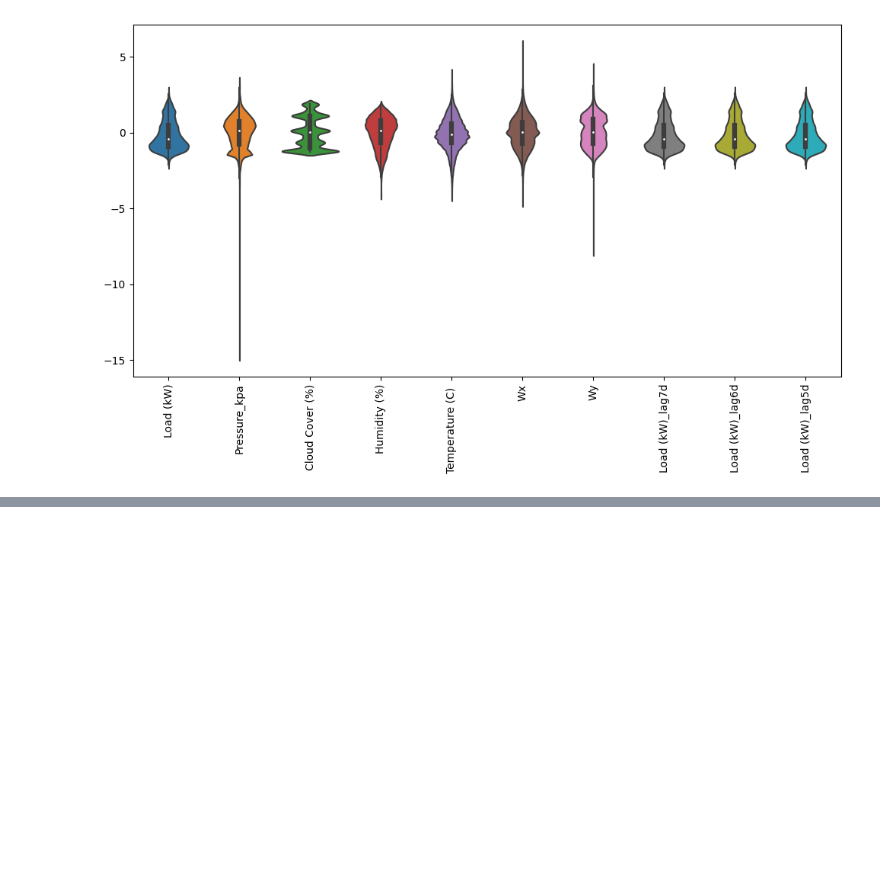
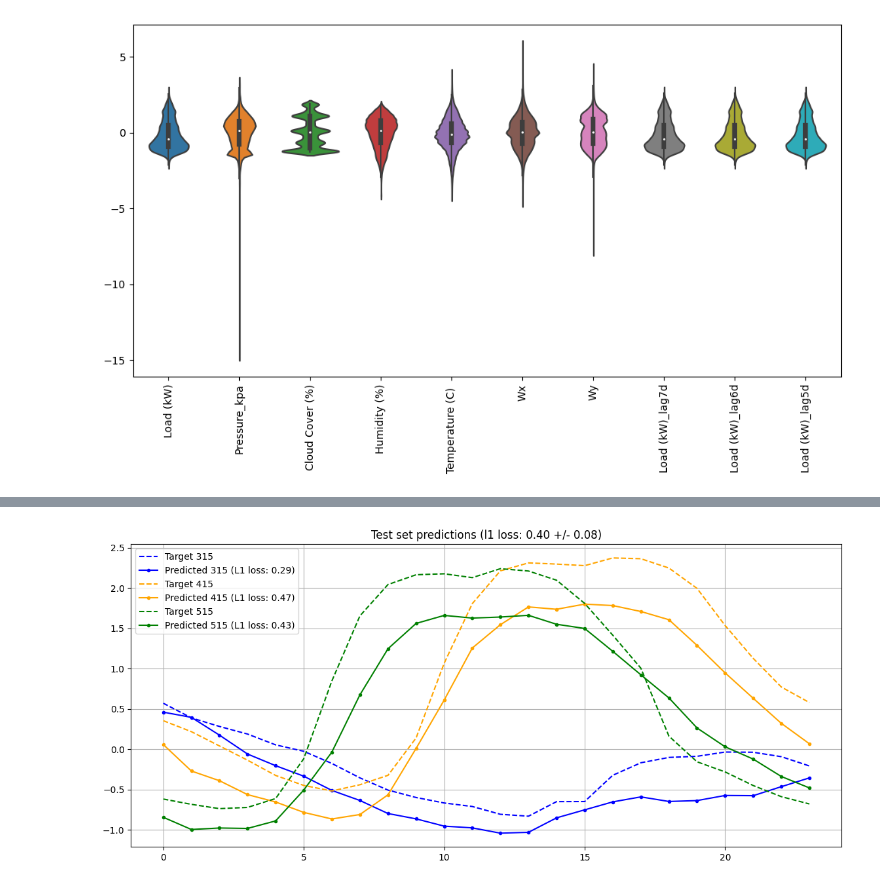
Before and after one commit to temp3rr0r/DR-DNN, a Jupyter notebook: Load_kW_NoDR.ipynb, the cells around one changed output, grey strips where cells are left out. Saved outputs shown, nothing was run; the diff lists cells and outputs as text; code cells hidden in the pictures; blank space fills up the shorter version.

```diff
--- a/Load_kW_NoDR.ipynb
+++ b/Load_kW_NoDR.ipynb
@@ -265,3 +267,5 @@ df['Load (kW)_lag5d'] = df['Load (kW)'].shift(24*5).bfill()
+# %%
+df = df.astype(np.float32)
 # %% [markdown]
 Do split the data:
 # %%
@@ -302,0 +594,24 @@ _ = ax.set_xticklabels(df.keys(), rotation=90)
+# %%
+offset = np.random.randint(0, len(test_input) - 300)
+color = ["blue", "orange", "green", "red", "purple", "brown", "pink", "gray", "olive", "cyan"]
+color_index = 0
+plt.figure(figsize=(14, 6))
+l1losses = []
+for index in range(offset, offset + 300, 100):
+    outputs = model(test_input[index, :, :].unsqueeze(0))
+    # print("Input:", test_input[0].unsqueeze(0))
+    # print("Predicted:", outputs)
+    # print("Target:", test_target[index].unsqueeze(0))
+    # print("Residuals:", torch.sum(outputs - test_target[index].unsqueeze(0)))
+    l1loss =  nn.L1Loss()(outputs, test_target[index].unsqueeze(0))
+    l1losses.append(l1loss.detach().numpy())
+    # print("MSE:", criterion(outputs[index].unsqueeze(0), test_target[index].unsqueeze(0)))
+    plt.plot(test_target[index].detach().numpy().flatten(), "--", color=color[color_index], label=f"Target {index}")
+    plt.plot(outputs.detach().numpy().flatten(), ".-", color=color[color_index], label=f"Predicted {index} (L1 loss: {l1loss:.2f})")
+    plt.legend()
+    color_index += 1
+plt.title(f"Test set predictions (l1 loss: {np.array(l1losses).mean():.2f} +/- {np.array(l1losses).std():.2f})")
+plt.grid()
+plt.show()
+# %% [output]
+[figure, added]
```
Also changed, not shown: parts of 8 cells of this notebook, 6 other files.
